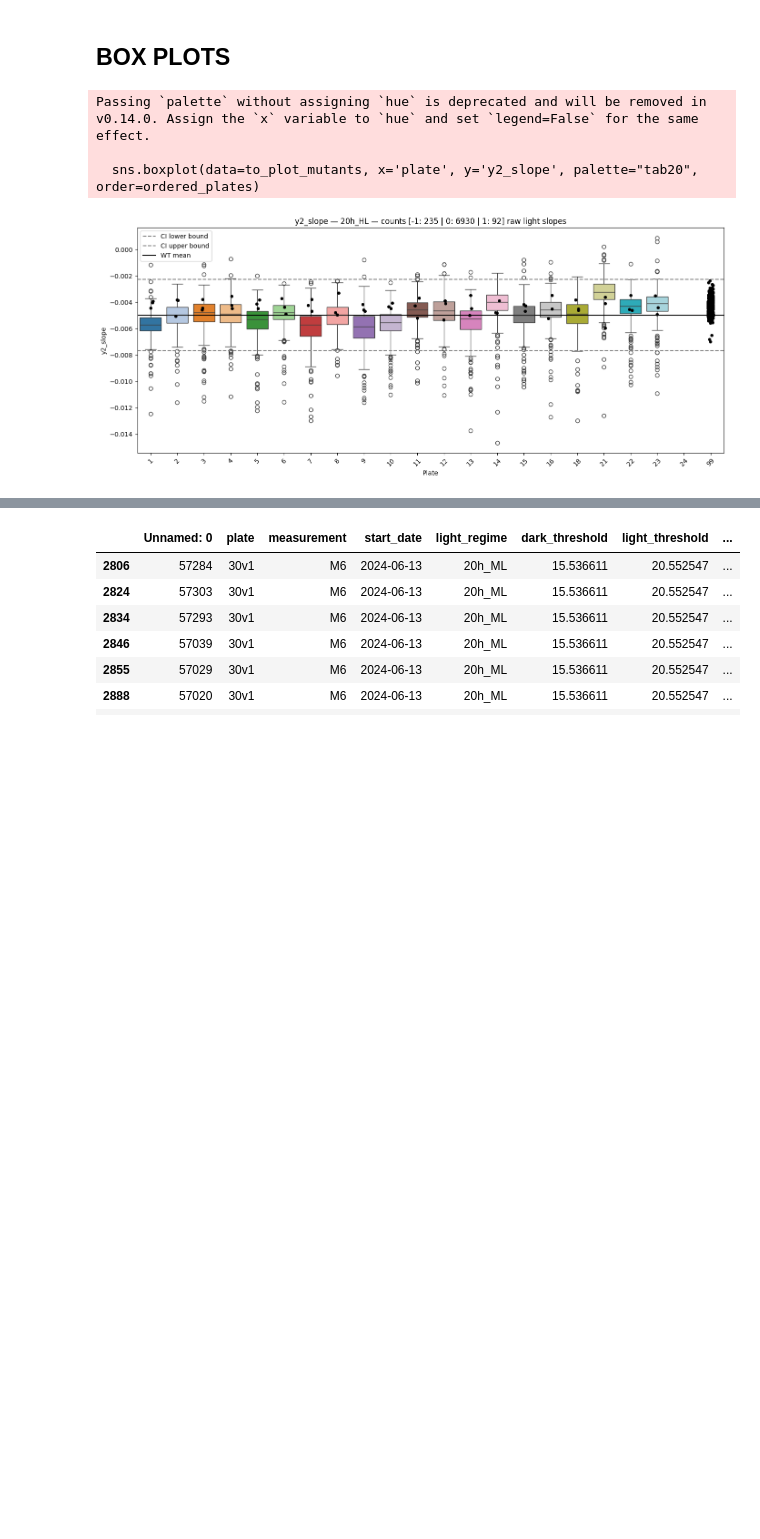
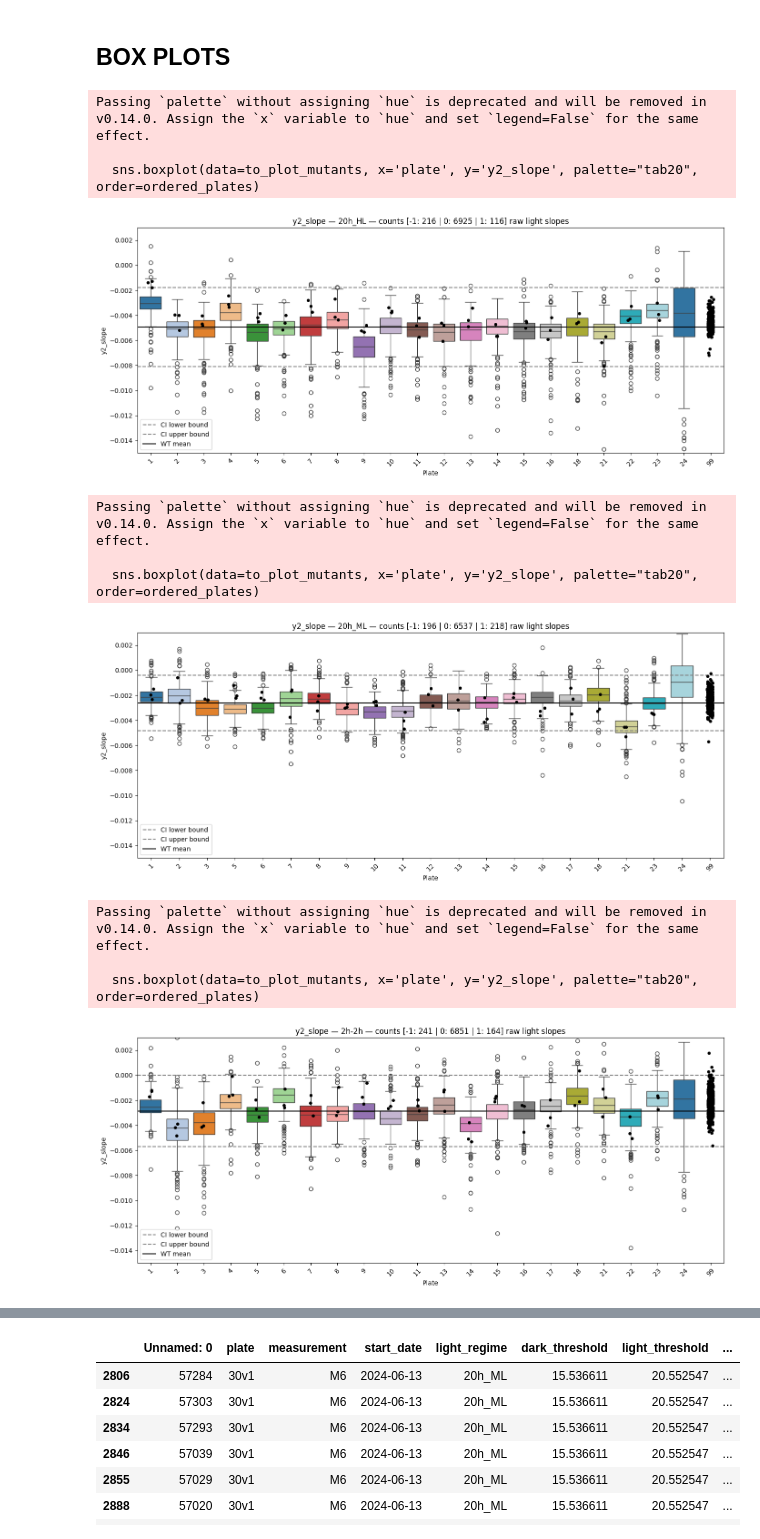
Before and after one commit to Imane-Mkt/Chlamy, a Jupyter notebook: Chlamy_Project_v2-main/Notebooks_Imane/slopesraw(debatching).ipynb, the cells around one changed output, grey strips where cells are left out. Saved outputs shown, nothing was run; the diff lists cells and outputs as text; code cells hidden in the pictures; blank space fills up the shorter version.

```diff
--- a/Chlamy_Project_v2-main/Notebooks_Imane/slopesraw(debatching).ipynb
+++ b/Chlamy_Project_v2-main/Notebooks_Imane/slopesraw(debatching).ipynb
@@ -820,32 +820,41 @@ def detect_and_plot_slope_outliers(data, alpha=0.05, plot=True):
             to_plot_mutants = data_light[mutant_mask].copy()
 
             to_plot_wt['plate'] = to_plot_wt['plate'].astype(str)
             to_plot_mutants['plate'] = to_plot_mutants['plate'].astype(str)
             ordered_plates = sorted(data_light['plate'].unique())
 
             plt.figure(figsize=(14, 6))
             sns.boxplot(data=to_plot_mutants, x='plate', y='y2_slope', palette="tab20", order=ordered_plates)
             sns.stripplot(data=to_plot_wt, x='plate', y='y2_slope', color='black', size=5, jitter=True, order=ordered_plates)
 
             plt.axhline(ci_low, color='gray', linestyle='--', label='CI lower bound')
             plt.axhline(ci_high, color='gray', linestyle='--', label='CI upper bound')
             plt.axhline(mu, color='black', linestyle='-', label='WT mean')
 
             count_str = " | ".join([f"{k}: {to_plot_mutants['slope_cluster_y2'].tolist().count(k)}" for k in [-1, 0, 1]])
             plt.title(f'y2_slope — {light} — counts [{count_str}] raw light slopes')
             plt.ylabel('y2_slope')
             plt.xlabel('Plate')
             plt.xticks(rotation=45)
+            plt.ylim(-0.015,0.003)
             plt.legend()
             plt.tight_layout()
             plt.show()
 
 # Exemple d'appel
-data = pd.read_csv('/home/imokhtatif/.vscode-server/Chlamy_Project_v2-main/Data/2025_5_phase1_light_status_slope_randeffONLYPLATEStimepoints.csv')
+data = pd.read_csv('/home/imokhtatif/.vscode-server/Chlamy_Project_v2-main/Data/2025_5_phase1_light_status_slope.csv')
 #data['plate'] = data['plate'].astype(str)
 detect_and_plot_slope_outliers(data, alpha=0.05, plot=True)
 # %% [output]
 Passing `palette` without assigning `hue` is deprecated and will be removed in v0.14.0. Assign the `x` variable to `hue` and set `legend=False` for the same effect.
 
   sns.boxplot(data=to_plot_mutants, x='plate', y='y2_slope', palette="tab20", order=ordered_plates)
-[figure, old version]
+[figure, new version]
+Passing `palette` without assigning `hue` is deprecated and will be removed in v0.14.0. Assign the `x` variable to `hue` and set `legend=False` for the same effect.
+
+  sns.boxplot(data=to_plot_mutants, x='plate', y='y2_slope', palette="tab20", order=ordered_plates)
+[figure, added]
+Passing `palette` without assigning `hue` is deprecated and will be removed in v0.14.0. Assign the `x` variable to `hue` and set `legend=False` for the same effect.
+
+  sns.boxplot(data=to_plot_mutants, x='plate', y='y2_slope', palette="tab20", order=ordered_plates)
+[figure, added]
```
Also changed, not shown: parts of 1 cell of this notebook, 4 other files.
